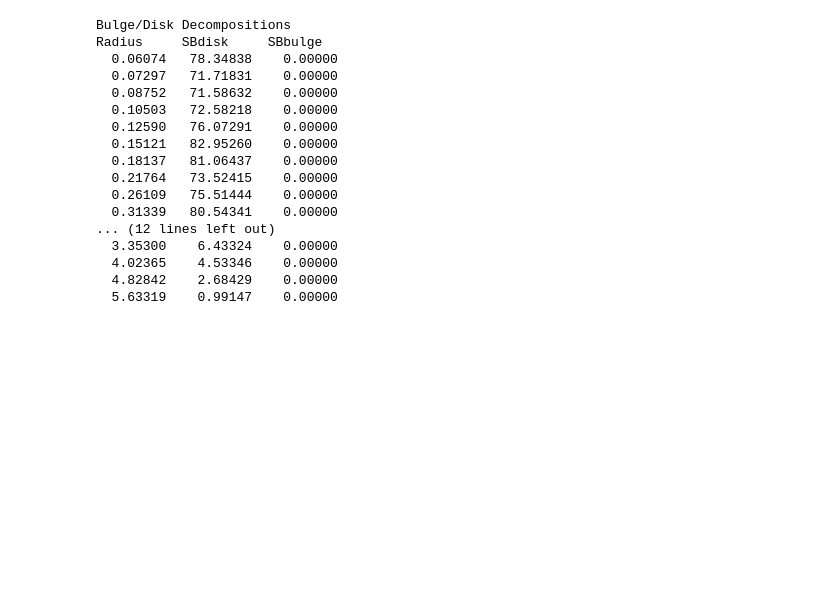
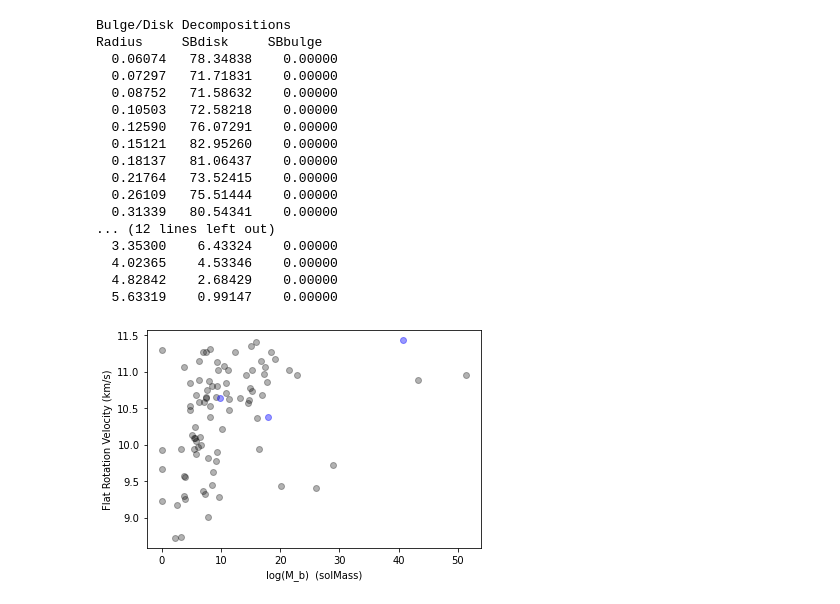
Before and after one commit to LoaneShark/gravity-sandbox, a Jupyter notebook: UGCA442.ipynb, the cells around one changed output. Saved outputs shown, nothing was run; the diff lists cells and outputs as text; code cells hidden in the pictures; blank space fills up the shorter version.

Commit message:
Sample SPARC data visualization

```diff
--- a/UGCA442.ipynb
+++ b/UGCA442.ipynb
@@ -5,7 +5,7 @@ from src.main import *
 massmodels = import_massmodel_data('./sparc/MassModels_Lelli2016c.mrt')
 mm_dict = {mm['ID']: massmodels[massmodels['ID'] == mm['ID']] for mm in massmodels}
 metadata, refs = import_galaxy_sample_data('./sparc/SPARC_Lelli2016c.mrt')
-btfr = import_btfr_data('./sparc/BTFR_Lelli2019.mrt')
+btfr_data = import_btfr_data('./sparc/BTFR_Lelli2019.mrt')
 # %%
 gal_id = 'UGCA442'
 n_rows = 27
@@ -104,3 +104,19 @@ Radius     SBdisk     SBbulge
   4.02365    4.53346    0.00000
   4.82842    2.68429    0.00000
   5.63319    0.99147    0.00000
+# %%
+def plot_btfr_data(btfr_data, sample_data, include_irregulars=False):
+	sp_types = [1, 2, 3, 4, 5, 6, 7]
+	if include_irregulars:
+		sp_types += [9, 10, 11]
+	spirals = np.array([[btfr_data[gal_id]['Vf'],btfr_data[gal_id]['log_Mb'],btfr_data[gal_id]['e_Vf'],btfr_data[gal_id]['e_log_Mb']] for gal_id in btfr_data if sample_data[gal_id]['T'] in sp_types])
+	lentics = np.array([[btfr_data[gal_id]['Vf'],btfr_data[gal_id]['log_Mb'],btfr_data[gal_id]['e_Vf'],btfr_data[gal_id]['e_log_Mb']] for gal_id in btfr_data if sample_data[gal_id]['T'] == 0])
+
+	plt.scatter(spirals[:,2],spirals[:,1],color='k', alpha=0.3)
+	plt.scatter(lentics[:,2],lentics[:,1],color='b', alpha=0.4)
+	plt.xlabel('log(M_b)  (solMass)')
+	plt.ylabel('Flat Rotation Velocity (km/s)')
+# %%
+plot_btfr_data(btfr_data, metadata) # blue = lenticular galaxy
+# %% [output]
+[figure, added]
```
Also changed, not shown: 2 other files.
